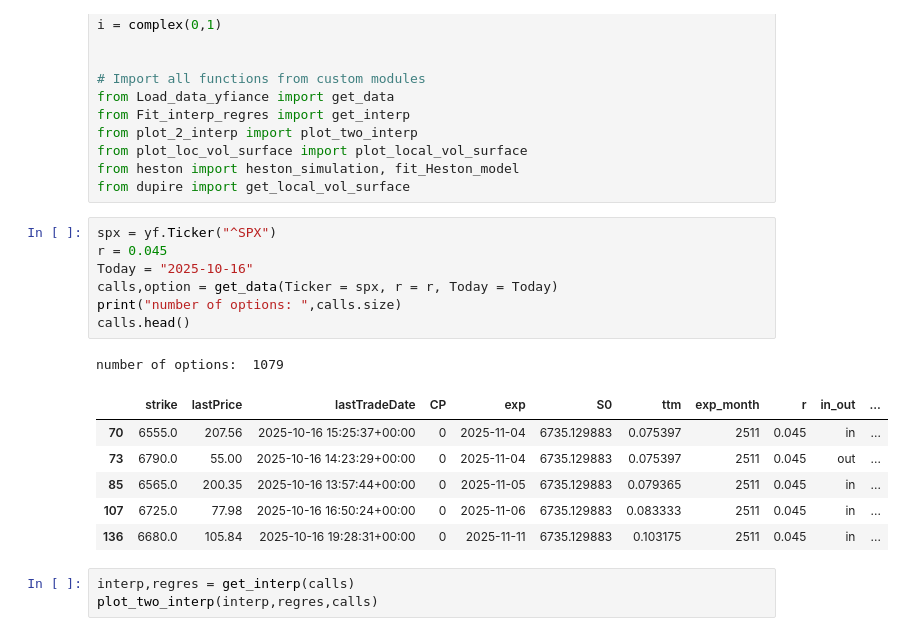
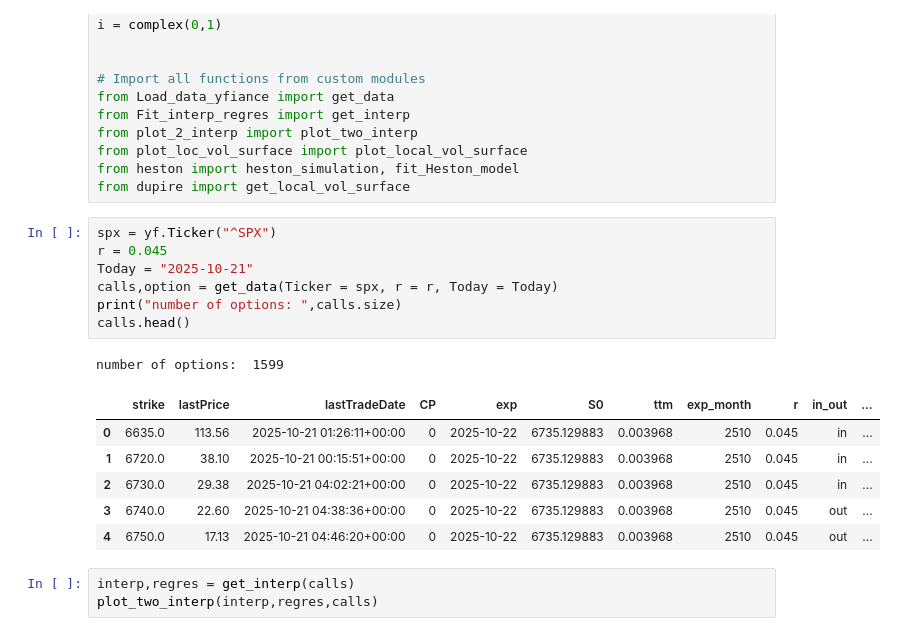
Before and after one commit to StevenYang23/MonteCarloOptionPricing, a Jupyter notebook: main.ipynb, the cells around one changed output. Drawn from its saved outputs; the diff is of its cells as text.

```diff
--- a/main.ipynb
+++ b/main.ipynb
@@ -31,18 +31,18 @@ from dupire import get_local_vol_surface
 # %%
 spx = yf.Ticker("^SPX")
 r = 0.045
-Today = "2025-10-16"
+Today = "2025-10-21"
 calls,option = get_data(Ticker = spx, r = r, Today = Today)
 print("number of options: ",calls.size)
 calls.head()
 # %% [output]
-number of options:  1079
+number of options:  1599
 |  | strike | lastPrice | lastTradeDate | CP | exp | S0 | ttm | exp_month | r | in_out | ... |
-| 70 | 6555.0 | 207.56 | 2025-10-16 15:25:37+00:00 | 0 | 2025-11-04 | 6735.129883 | 0.075397 | 2511 | 0.045 | in | ... |
-| 73 | 6790.0 | 55.00 | 2025-10-16 14:23:29+00:00 | 0 | 2025-11-04 | 6735.129883 | 0.075397 | 2511 | 0.045 | out | ... |
-| 85 | 6565.0 | 200.35 | 2025-10-16 13:57:44+00:00 | 0 | 2025-11-05 | 6735.129883 | 0.079365 | 2511 | 0.045 | in | ... |
-| 107 | 6725.0 | 77.98 | 2025-10-16 16:50:24+00:00 | 0 | 2025-11-06 | 6735.129883 | 0.083333 | 2511 | 0.045 | in | ... |
-| 136 | 6680.0 | 105.84 | 2025-10-16 19:28:31+00:00 | 0 | 2025-11-11 | 6735.129883 | 0.103175 | 2511 | 0.045 | in | ... |
+| 0 | 6635.0 | 113.56 | 2025-10-21 01:26:11+00:00 | 0 | 2025-10-22 | 6735.129883 | 0.003968 | 2510 | 0.045 | in | ... |
+| 1 | 6720.0 | 38.10 | 2025-10-21 00:15:51+00:00 | 0 | 2025-10-22 | 6735.129883 | 0.003968 | 2510 | 0.045 | in | ... |
+| 2 | 6730.0 | 29.38 | 2025-10-21 04:02:21+00:00 | 0 | 2025-10-22 | 6735.129883 | 0.003968 | 2510 | 0.045 | in | ... |
+| 3 | 6740.0 | 22.60 | 2025-10-21 04:38:36+00:00 | 0 | 2025-10-22 | 6735.129883 | 0.003968 | 2510 | 0.045 | out | ... |
+| 4 | 6750.0 | 17.13 | 2025-10-21 04:46:20+00:00 | 0 | 2025-10-22 | 6735.129883 | 0.003968 | 2510 | 0.045 | out | ... |
 # %%
 interp,regres = get_interp(calls)
 plot_two_interp(interp,regres,calls)
```
Also changed, not shown: parts of 3 cells of this notebook.
